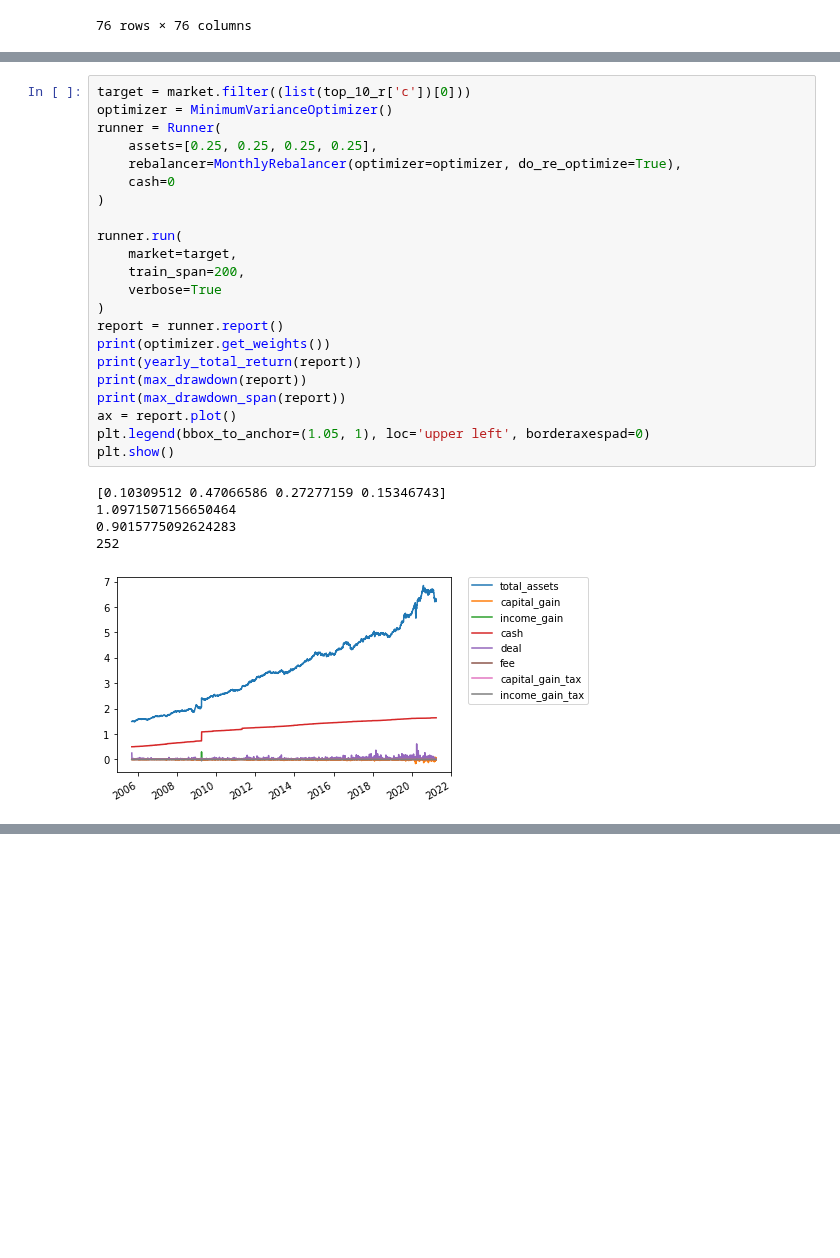
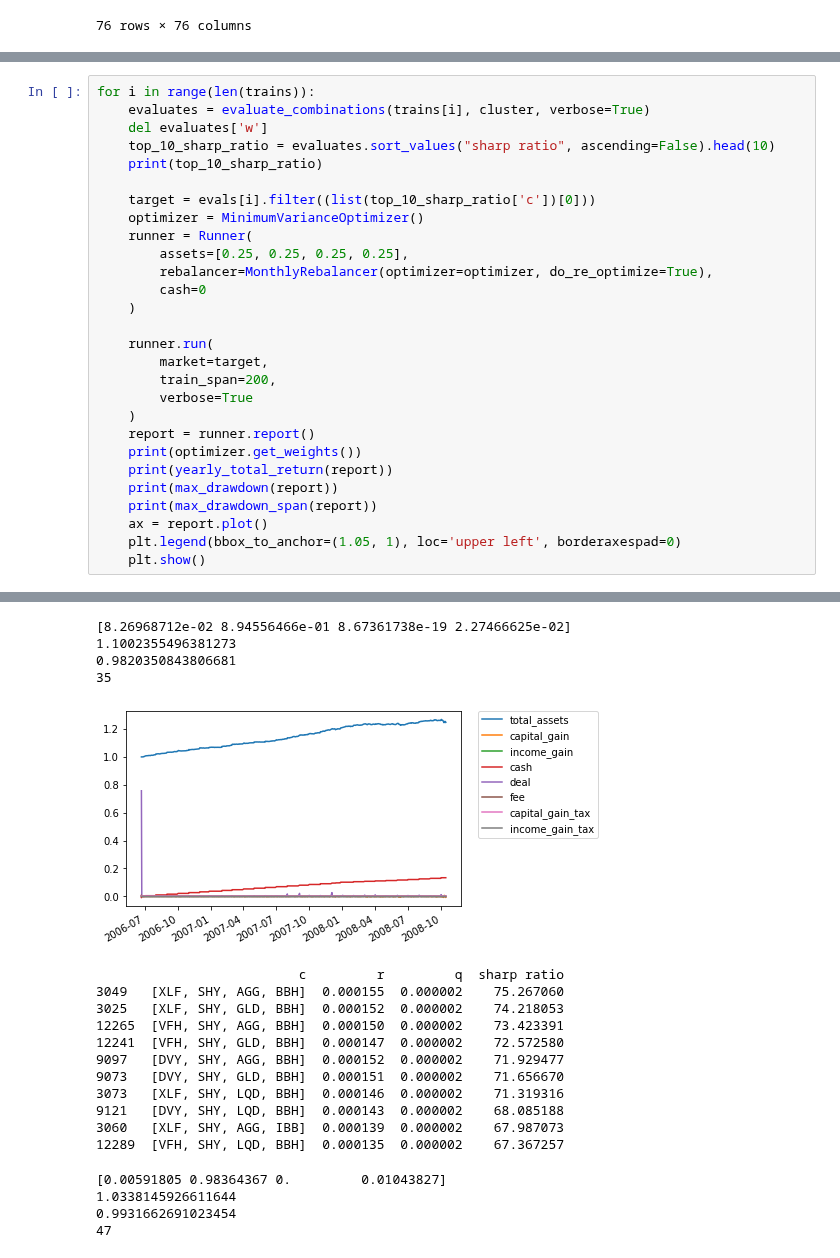
Before and after one commit to sonesuke/mypo, a Jupyter notebook: docs/tutorial/tickers.ipynb, the cells around one changed output, grey strips where cells are left out. Drawn from its saved outputs; the diff is of its cells as text; blank space fills up the shorter version.

```diff
--- a/docs/tutorial/tickers.ipynb
+++ b/docs/tutorial/tickers.ipynb
@@ -143,28 +183,29 @@ plt.show()
-# %%
-target = market.filter((list(top_10_r['c'])[0]))
-optimizer = MinimumVarianceOptimizer()
-runner = Runner(
-    assets=[0.25, 0.25, 0.25, 0.25],
-    rebalancer=MonthlyRebalancer(optimizer=optimizer, do_re_optimize=True),
-    cash=0
-)
-
-runner.run(
-    market=target,
-    train_span=200,
-    verbose=True
-)
-report = runner.report()
-print(optimizer.get_weights())
-print(yearly_total_return(report))
-print(max_drawdown(report))
-print(max_drawdown_span(report))
-ax = report.plot()
-plt.legend(bbox_to_anchor=(1.05, 1), loc='upper left', borderaxespad=0)
-plt.show()
-# %% [output]
-[0.10309512 0.47066586 0.27277159 0.15346743]
-1.0971507156650464
-0.9015775092624283
-252
-[figure, removed]
+# %%
+for i in range(len(trains)):
+    evaluates = evaluate_combinations(trains[i], cluster, verbose=True)
+    del evaluates['w']
+    top_10_sharp_ratio = evaluates.sort_values("sharp ratio", ascending=False).head(10)
+    print(top_10_sharp_ratio)
+
+    target = evals[i].filter((list(top_10_sharp_ratio['c'])[0]))
+    optimizer = MinimumVarianceOptimizer()
+    runner = Runner(
+        assets=[0.25, 0.25, 0.25, 0.25],
+        rebalancer=MonthlyRebalancer(optimizer=optimizer, do_re_optimize=True),
+        cash=0
+    )
+
+    runner.run(
+        market=target,
+        train_span=200,
+        verbose=True
+    )
+    report = runner.report()
+    print(optimizer.get_weights())
+    print(yearly_total_return(report))
+    print(max_drawdown(report))
+    print(max_drawdown_span(report))
+    ax = report.plot()
+    plt.legend(bbox_to_anchor=(1.05, 1), loc='upper left', borderaxespad=0)
+    plt.show()
+# %% [output]
@@ -170,0 +223,20 @@ plt.show()
+[8.26968712e-02 8.94556466e-01 8.67361738e-19 2.27466625e-02]
+1.1002355496381273
+0.9820350843806681
+35
+[figure, added]
+                          c         r         q  sharp ratio
+3049   [XLF, SHY, AGG, BBH]  0.000155  0.000002    75.267060
+3025   [XLF, SHY, GLD, BBH]  0.000152  0.000002    74.218053
+12265  [VFH, SHY, AGG, BBH]  0.000150  0.000002    73.423391
+12241  [VFH, SHY, GLD, BBH]  0.000147  0.000002    72.572580
+9097   [DVY, SHY, AGG, BBH]  0.000152  0.000002    71.929477
+9073   [DVY, SHY, GLD, BBH]  0.000151  0.000002    71.656670
+3073   [XLF, SHY, LQD, BBH]  0.000146  0.000002    71.319316
+9121   [DVY, SHY, LQD, BBH]  0.000143  0.000002    68.085188
+3060   [XLF, SHY, AGG, IBB]  0.000139  0.000002    67.987073
+12289  [VFH, SHY, LQD, BBH]  0.000135  0.000002    67.367257
+[0.00591805 0.98364367 0.         0.01043827]
+1.0338145926611644
+0.9931662691023454
+47
```
Also changed, not shown: parts of 5 cells of this notebook.
